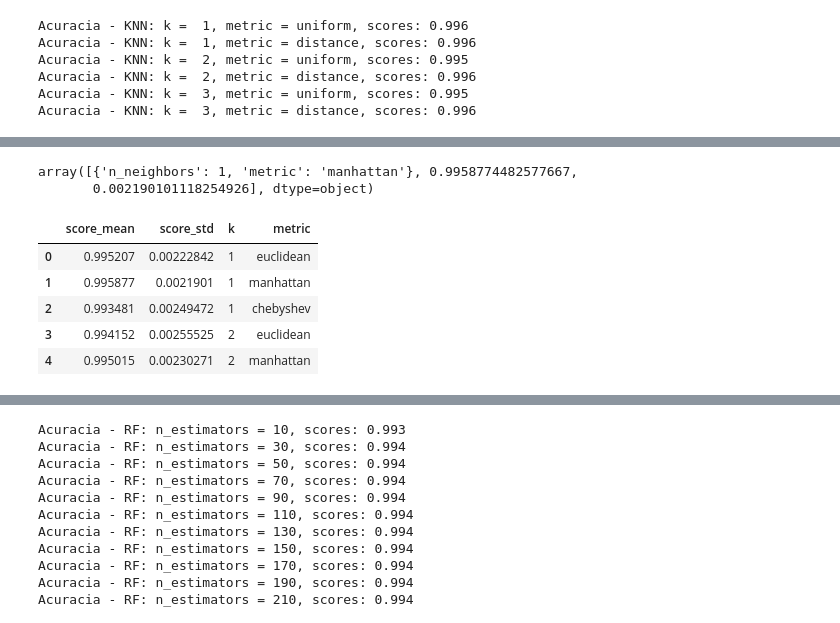
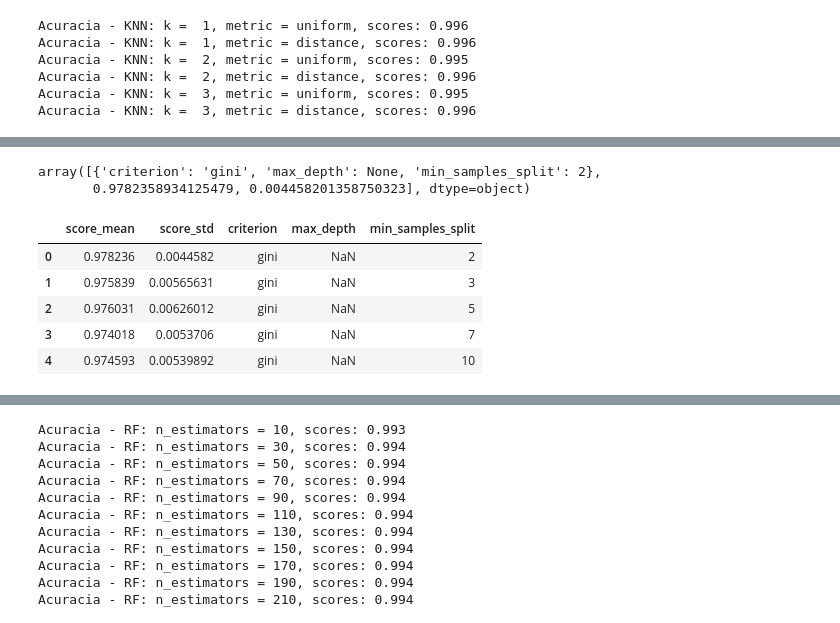
Before and after one commit to miltongneto/Gas-Sensor-Array-Drift, a Jupyter notebook: notebooks/modelagem.ipynb, the cells around one changed output, grey strips where cells are left out. Cells and saved outputs as stored; diff of their text form; code cells hidden in the pictures.

Commit message:
Arvore de decisao e analise dos resultados

```diff
--- a/notebooks/modelagem.ipynb
+++ b/notebooks/modelagem.ipynb
@@ -20,8 +20,7 @@ seed = 10
 # %% [markdown]
 ### Leitura dos Dados
 # %%
-dataset = pd.read_csv('../Dataset/dataset.csv')
-dataset_pca = pd.read_csv('../Dataset/dataset_pca.csv')
+dataset = pd.read_csv('../Dataset/dataset_pca.csv')
 # %%
 print(dataset.shape)
 dataset.head()
@@ -160,4 +160,0 @@ df_results.sort_values('score_mean', ascending=False).head()
-# %%
-X = dataset_pca.drop('target', axis=1)
-y = dataset_pca.loc[:,'target']
-X_train, X_test, y_train, y_test = train_test_split(X, y, test_size=0.25, random_state=seed)
@@ -164,16 +167,21 @@ X_train, X_test, y_train, y_test = train_test_split(X, y, test_size=0.25, random
+# %%
+criterion_list = ['gini', 'entropy']
+max_depth_list = [None, 3, 5, 9, 15, 25]
+min_samples_split_list = [2, 3, 5, 7, 10]
 # %%
 results = []
-for k in range(1, 11):
-    for metric in ['euclidean', 'manhattan', 'chebyshev']:
-        params = {'n_neighbors': k, 'metric': metric}
+for criterion in criterion_list:
+    for max_depth in max_depth_list:
+        for min_samples_split in min_samples_split_list:
+            params = {'criterion': criterion, 'max_depth': max_depth, 'min_samples_split': min_samples_split}
 
-        clf_knn = KNeighborsClassifier(**params)
+            clf_df = DecisionTreeClassifier(**params)
 
-        scores = cross_val_score(clf_knn, X_train, y_train, cv=kfold)
-        scores_mean = scores.mean()
-        scores_std = scores.std()
+            scores = cross_val_score(clf_df, X_train, y_train, cv=kfold)
+            scores_mean = scores.mean()
+            scores_std = scores.std()
 
-        results.append((params, scores_mean, scores_std))
+            results.append((params, scores_mean, scores_std))
 
-        print('Acuracia - KNN: k = %2d, metric = %s, scores: %0.3f' % (k, metric, scores_mean))
+            print('Acuracia - DF: criterion = %s max_depth = %s, min_samples_split = %s scores: %0.3f' % (criterion, str(max_depth), min_samples_split, scores_mean))
 # %% [output]
@@ -199,18 +207,18 @@ results = np.array(results)
 idx_best_result = results[:, 1].argmax()
 results[idx_best_result]
 # %% [output]
-array([{'n_neighbors': 1, 'metric': 'manhattan'}, 0.9958774482577667,
-       0.002190101118254926], dtype=object)
+array([{'criterion': 'gini', 'max_depth': None, 'min_samples_split': 2},
+       0.9782358934125479, 0.004458201358750323], dtype=object)
 # %%
 df_results = pd.DataFrame(results)
 df_params = df_results[0].apply(lambda x: pd.Series(x))
 df_results = pd.concat([df_results.drop(0, axis=1), df_params], axis=1)
-df_results.columns = ['score_mean', 'score_std', 'k', 'metric']
+df_results.columns = ['score_mean', 'score_std', 'criterion', 'max_depth', 'min_samples_split']
 df_results.head()
 # %% [output]
-|  | score_mean | score_std | k | metric |
-| 0 | 0.995207 | 0.00222842 | 1 | euclidean |
-| 1 | 0.995877 | 0.0021901 | 1 | manhattan |
-| 2 | 0.993481 | 0.00249472 | 1 | chebyshev |
-| 3 | 0.994152 | 0.00255525 | 2 | euclidean |
-| 4 | 0.995015 | 0.00230271 | 2 | manhattan |
+|  | score_mean | score_std | criterion | max_depth | min_samples_split |
+| 0 | 0.978236 | 0.0044582 | gini | NaN | 2 |
+| 1 | 0.975839 | 0.00565631 | gini | NaN | 3 |
+| 2 | 0.976031 | 0.00626012 | gini | NaN | 5 |
+| 3 | 0.974018 | 0.0053706 | gini | NaN | 7 |
+| 4 | 0.974593 | 0.00539892 | gini | NaN | 10 |
```
Also changed, not shown: parts of 24 cells of this notebook.
